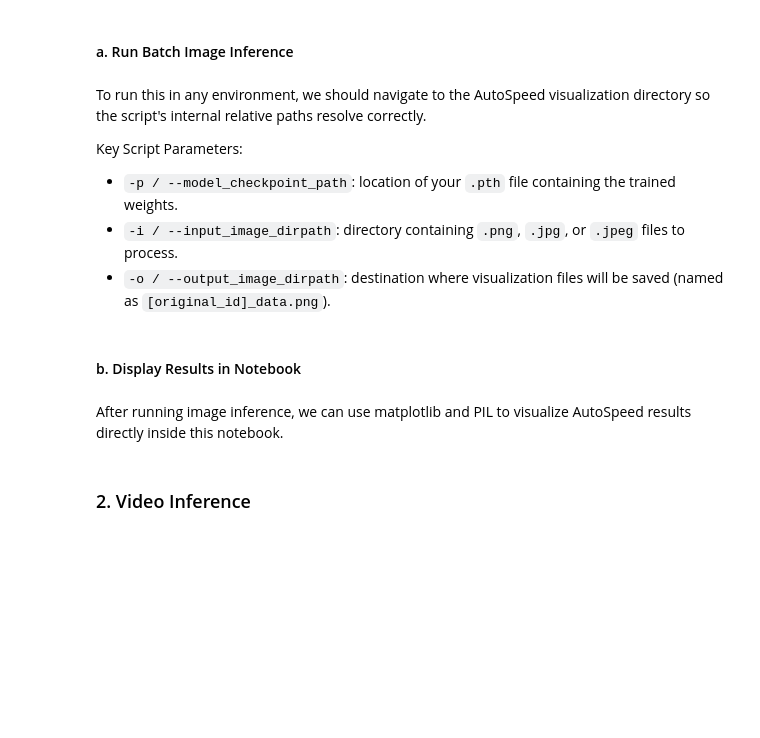
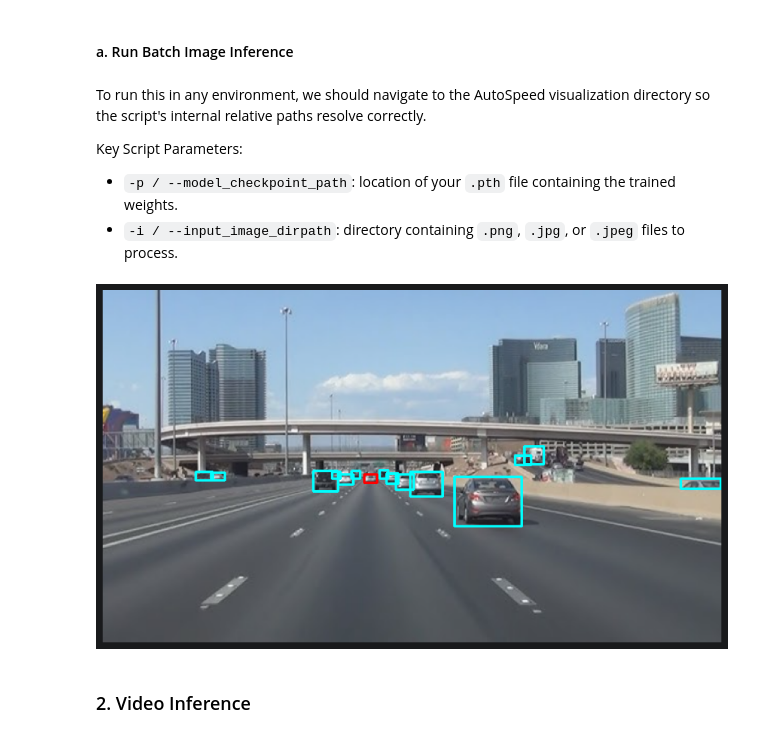
Before and after one commit to autowarefoundation/auto_speed, a Jupyter notebook: Models/tutorials/tutorial.ipynb, the cells around one changed output. Saved outputs shown, nothing was run; the diff lists cells and outputs as text; code cells hidden in the pictures; blank space fills up the shorter version.

Commit message:
Migrate auto_spped model

```diff
--- a/Models/tutorials/tutorial.ipynb
+++ b/Models/tutorials/tutorial.ipynb
@@ -63,10 +89,12 @@ you already downloaded them and put them inside directory:
 You can also use below script block, which uses `gdown` to download above model weights into such default directory.
 # %%
 %pip install gdown
-
+import os
 import gdown
 
-model_dir = "./weights"
+base_dir = os.getcwd()
+
+model_dir = "../weights"
 if not os.path.exists(model_dir):
     os.makedirs(model_dir)
 
@@ -107,29 +158,43 @@ To run this in any environment, we should navigate to the AutoSpeed visualizatio
 Key Script Parameters:
 - `-p / --model_checkpoint_path`: location of your `.pth` file containing the trained weights.
 - `-i / --input_image_dirpath`: directory containing `.png`, `.jpg`, or `.jpeg` files to process.
-- `-o / --output_image_dirpath`: destination where visualization files will be saved (named as `[original_id]_data.png`).
 # %%
 # 1. Path declaration
 # Here we use the previously downloaded Pytorch weight file.
 # For input and output directories, you can change them to your preferred paths.
 # For now we will use the default input and output directories provided in the repository.
+import cv2
+import matplotlib.pyplot as plt
+from PIL import Image
+from Models.inference.auto_speed_infer import AutoSpeedNetworkInfer
+
 CHECKPOINT = metadata["pth"]["filepath"]
-INPUT_DIR = os.path.join(
+INPUT_IMG = os.path.join(
     base_dir,
-    "./auto_speed/Tutorials/E2E_Models/assets/images/"
- )
-OUTPUT_DIR = os.path.join(
-    base_dir,
-    "./auto_speed/Tutorials/E2E_Models/results/autospeed/images/"
+    "./assets/images/highway_normal_1.png"
  )
 
 # 2. Navigate to visualization directory and execute the script
-!cd auto_speed/Models/visualizations/AutoSpeed && \
-python3 image_visualization.py \
-    -p {os.path.abspath(CHECKPOINT_DIR)} \
-    -i {os.path.abspath(INPUT_DIR)} \
-    -o {os.path.abspath(OUTPUT_DIR)}
+checkpoint_abs = os.path.abspath(CHECKPOINT)
+input_abs      = os.path.abspath(INPUT_IMG)
+
+color_map = {1: (0, 0, 255), 2: (0, 255, 255), 3: (255, 255, 0)}
+
+model = AutoSpeedNetworkInfer(checkpoint_abs)
+img = Image.open(input_abs).convert("RGB")
+prediction = model.inference(img)
+
+img_cv = cv2.imread(input_abs)
+for pred in prediction:
+    x1, y1, x2, y2, conf, cls = pred
+    color = color_map.get(int(cls), (255, 255, 255))
+    x1, y1, x2, y2 = map(int, [x1, y1, x2, y2])
+    cv2.rectangle(img_cv, (x1, y1), (x2, y2), color, 2)
+
+img_rgb = cv2.cvtColor(img_cv, cv2.COLOR_BGR2RGB)
+plt.figure(figsize=(12, 8))
+plt.imshow(img_rgb)
+plt.axis('off')
+plt.show()  # renders inline in notebook
+# %% [output]
+[figure, added]
-# %% [markdown]
-#### b. Display Results in Notebook
-# %% [markdown]
-After running image inference, we can use matplotlib and PIL to visualize AutoSpeed results directly inside this notebook.
```
Also changed, not shown: parts of 17 cells of this notebook, 1 other file.
